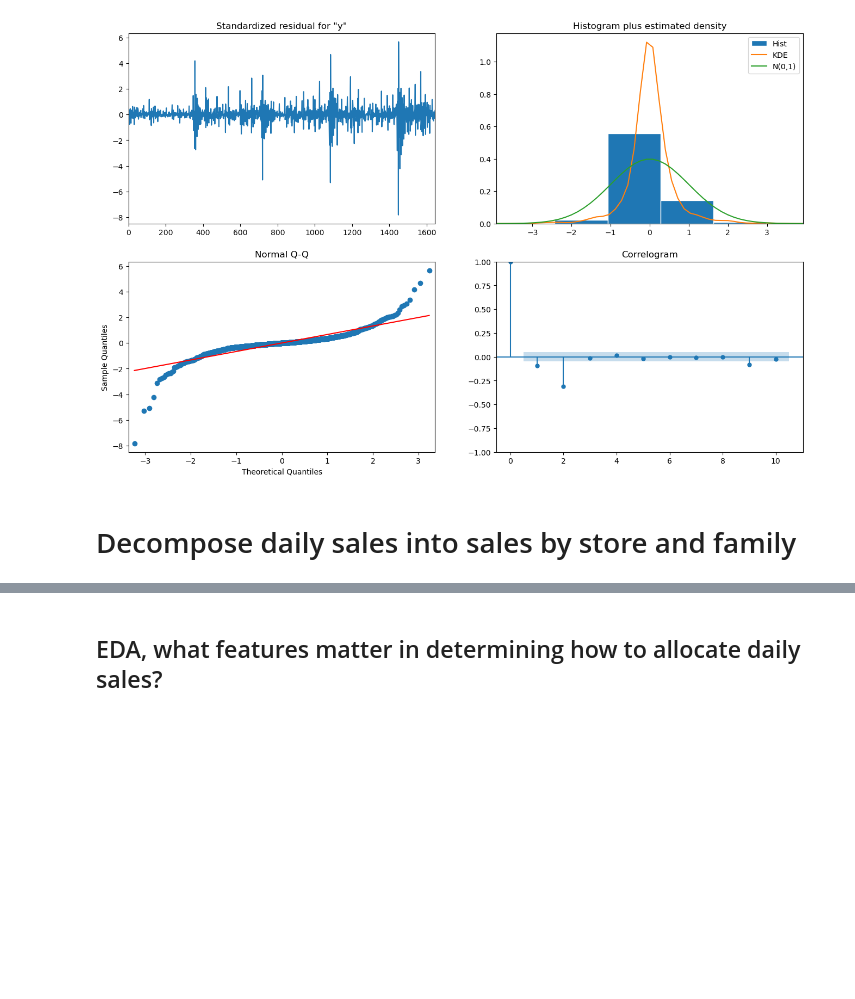
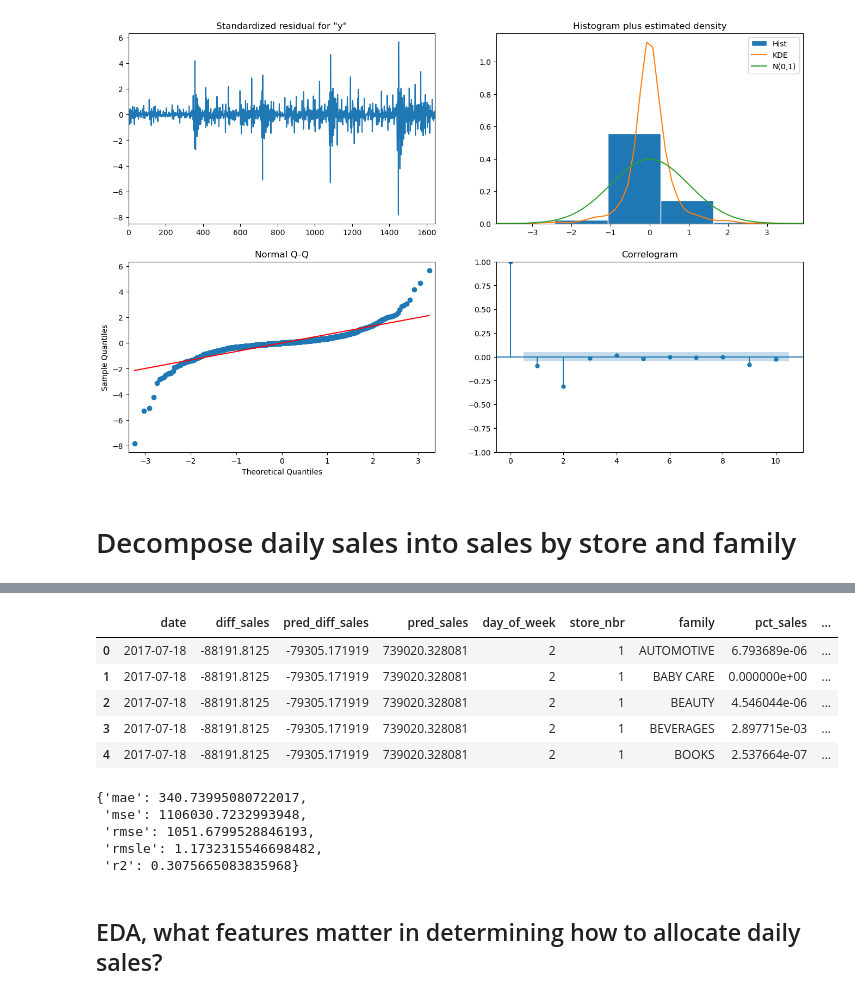
Before and after one commit to ds-ibex/kaggle-store-sales, a Jupyter notebook: notebooks/2.2-gr-arima.ipynb, the cells around one changed output, grey strips where cells are left out. Drawn from its saved outputs; the diff is of its cells as text; code cells hidden in the pictures; blank space fills up the shorter version.

```diff
--- a/notebooks/2.2-gr-arima.ipynb
+++ b/notebooks/2.2-gr-arima.ipynb
@@ -215,0 +333,2 @@ Warnings:
+# %%
+_, val = train_val_split()
@@ -216,3 +353,22 @@ Warnings:
+# %%
+valid_store_family_sales['actual_sales'] = val['sales'].values
+# %%
+valid_store_family_sales.head()
+# %% [output]
+|  | date | diff_sales | pred_diff_sales | pred_sales | day_of_week | store_nbr | family | pct_sales | ... |
+| 0 | 2017-07-18 | -88191.8125 | -79305.171919 | 739020.328081 | 2 | 1 | AUTOMOTIVE | 6.793689e-06 | ... |
+| 1 | 2017-07-18 | -88191.8125 | -79305.171919 | 739020.328081 | 2 | 1 | BABY CARE | 0.000000e+00 | ... |
+| 2 | 2017-07-18 | -88191.8125 | -79305.171919 | 739020.328081 | 2 | 1 | BEAUTY | 4.546044e-06 | ... |
+| 3 | 2017-07-18 | -88191.8125 | -79305.171919 | 739020.328081 | 2 | 1 | BEVERAGES | 2.897715e-03 | ... |
+| 4 | 2017-07-18 | -88191.8125 | -79305.171919 | 739020.328081 | 2 | 1 | BOOKS | 2.537664e-07 | ... |
+# %%
+model_eval_pipeline(valid_store_family_sales['actual_sales'], valid_store_family_sales['pred_decomposed_sales'])
+# %% [output]
+{'mae': 340.73995080722017,
+ 'mse': 1106030.7232993948,
+ 'rmse': 1051.6799528846193,
+ 'rmsle': 1.1732315546698482,
+ 'r2': 0.3075665083835968}
 # %% [markdown]
 ## EDA, what features matter in determining how to allocate daily sales?
 # %%
```
Also changed, not shown: parts of 28 cells of this notebook, 5 other files.
